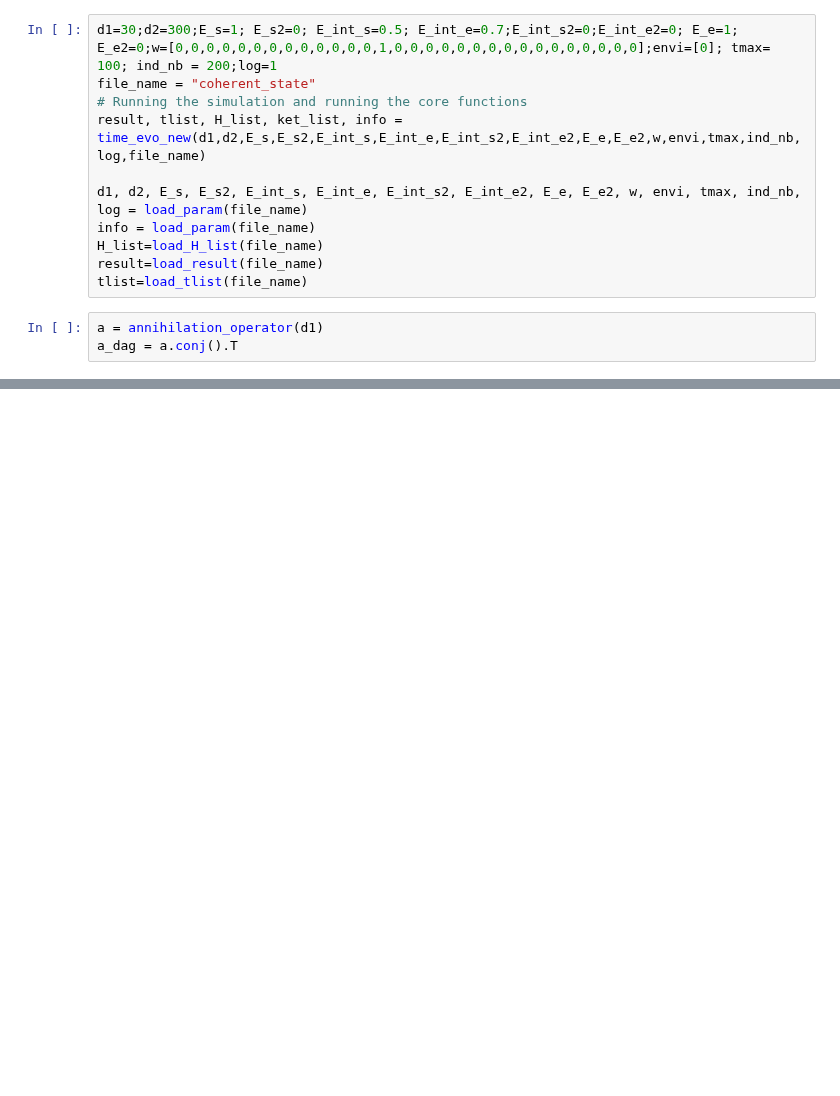
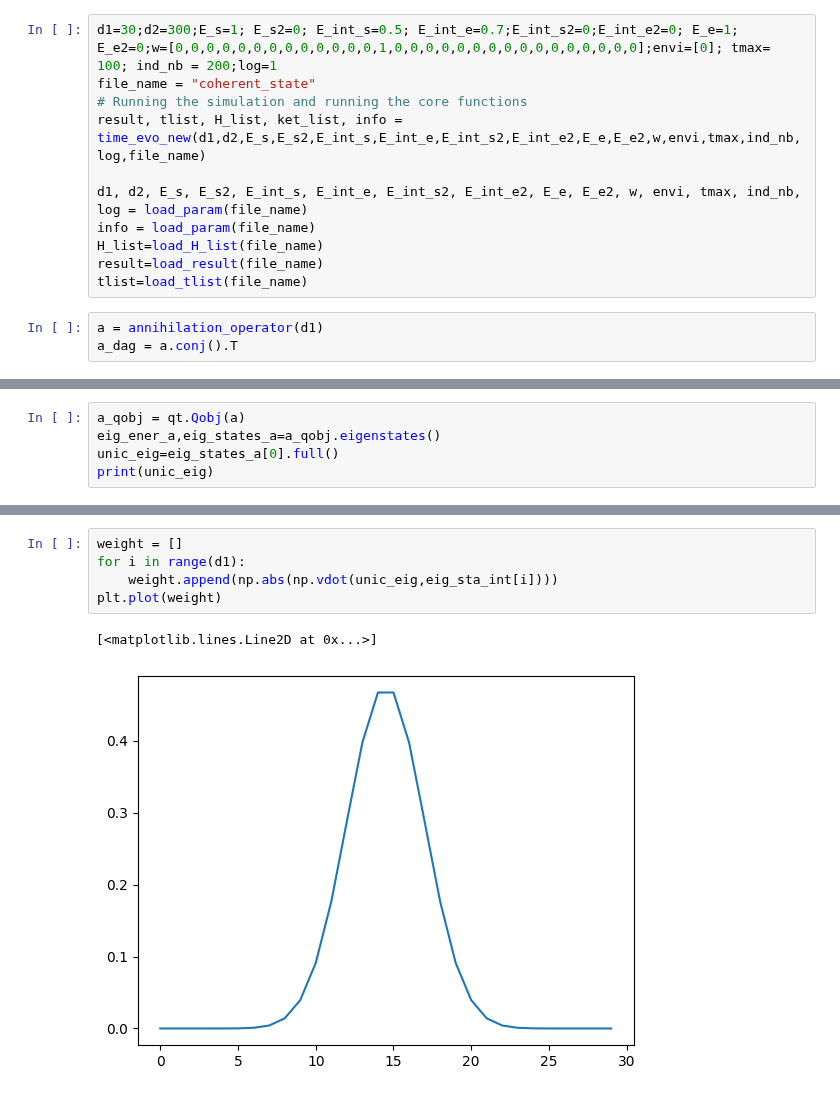
Before and after one commit to MarinAndreGirard/ACL, a Jupyter notebook: Working/Coherent_state.ipynb, the cells around one changed output, grey strips where cells are left out. Cells and saved outputs as stored; diff of their text form; blank space fills up the shorter version.

```diff
--- a/Working/Coherent_state.ipynb
+++ b/Working/Coherent_state.ipynb
@@ -86,0 +94,5 @@ plt.plot(weight)
+# %%
+a_qobj = qt.Qobj(a)
+eig_ener_a,eig_states_a=a_qobj.eigenstates()
+unic_eig=eig_states_a[0].full()
+print(unic_eig)
@@ -86,0 +117,8 @@ plt.plot(weight)
+# %%
+weight = []
+for i in range(d1):
+    weight.append(np.abs(np.vdot(unic_eig,eig_sta_int[i])))
+plt.plot(weight)
+# %% [output]
+[<matplotlib.lines.Line2D at 0x...>]
+[figure, added]
```
Also changed, not shown: parts of 4 cells of this notebook.
